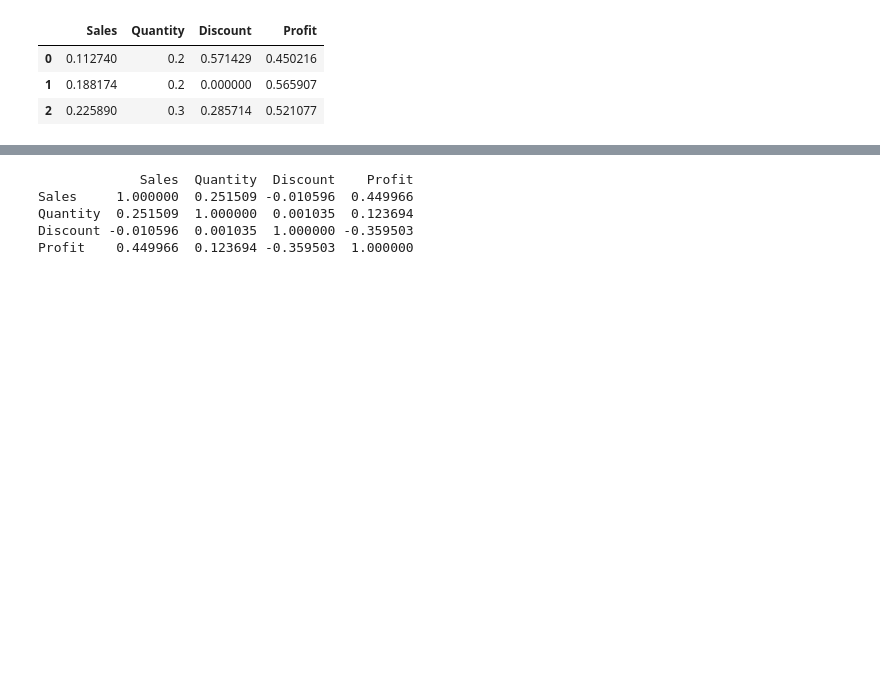
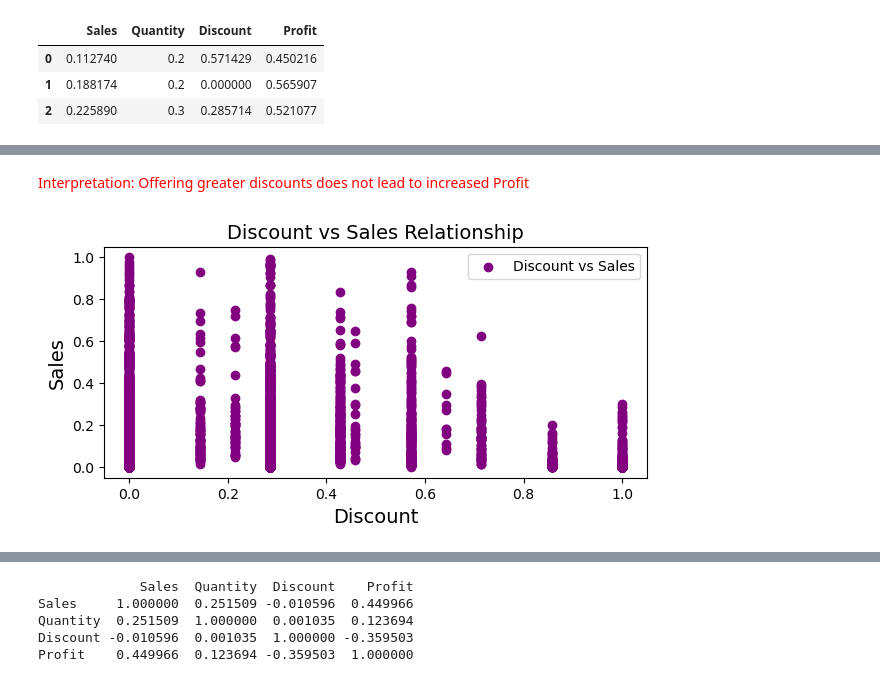
Before and after one commit to hennypurwadi/771951_Dataset_Analysis, a Jupyter notebook: 202370140_analysing_1.ipynb, the cells around one changed output, grey strips where cells are left out. Saved outputs shown, nothing was run; the diff lists cells and outputs as text; code cells hidden in the pictures; blank space fills up the shorter version.

```diff
--- a/202370140_analysing_1.ipynb
+++ b/202370140_analysing_1.ipynb
@@ -161,0 +218,14 @@ df1_no_outliers[numerical_vars].head(3)
+# %% [markdown]
+<span style="color: red;"> Interpretation: Offering greater discounts does not lead to increased Profit</span>
+# %%
+# plot the dataframes for Discount vs Sales columns in df1_no_outliers
+
+plt.rcParams["figure.figsize"] = [7, 3]
+plt.scatter(df1_no_outliers['Discount'], df1_no_outliers['Sales'], color='purple', label='Discount vs Sales')
+plt.title("Discount vs Sales Relationship", size=14)
+plt.xlabel("Discount", size=14)
+plt.ylabel("Sales", size=14)
+plt.legend()
+plt.show()
+# %% [output]
+[figure, new version]
```
Also changed, not shown: parts of 42 cells of this notebook, 1 other file.
